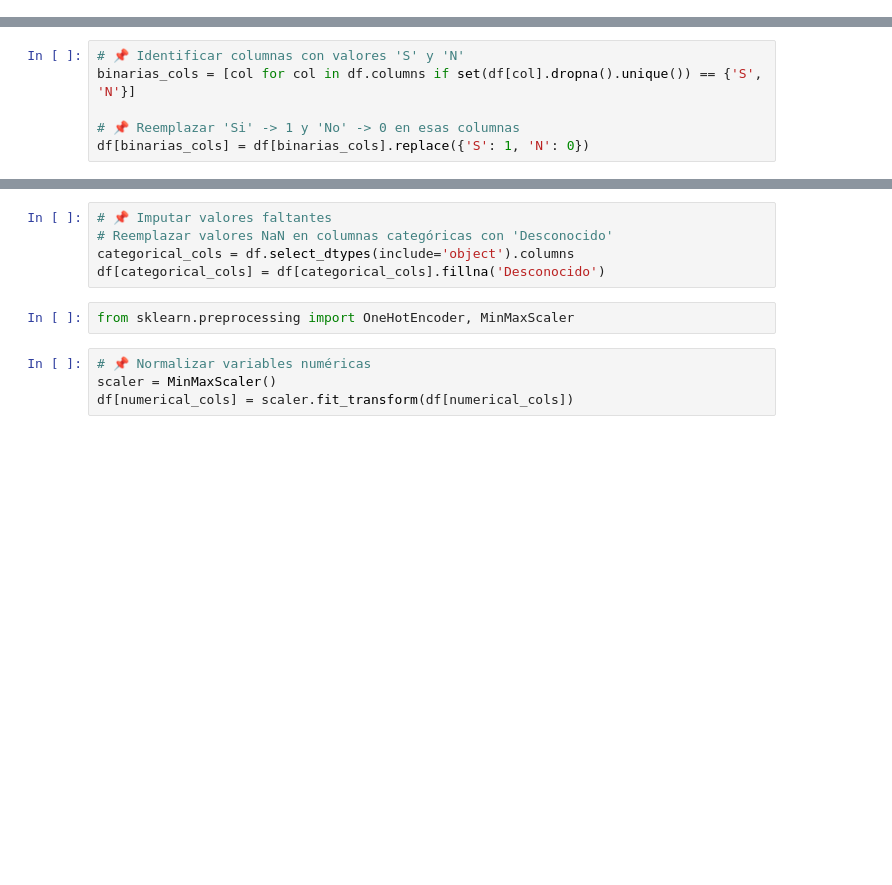
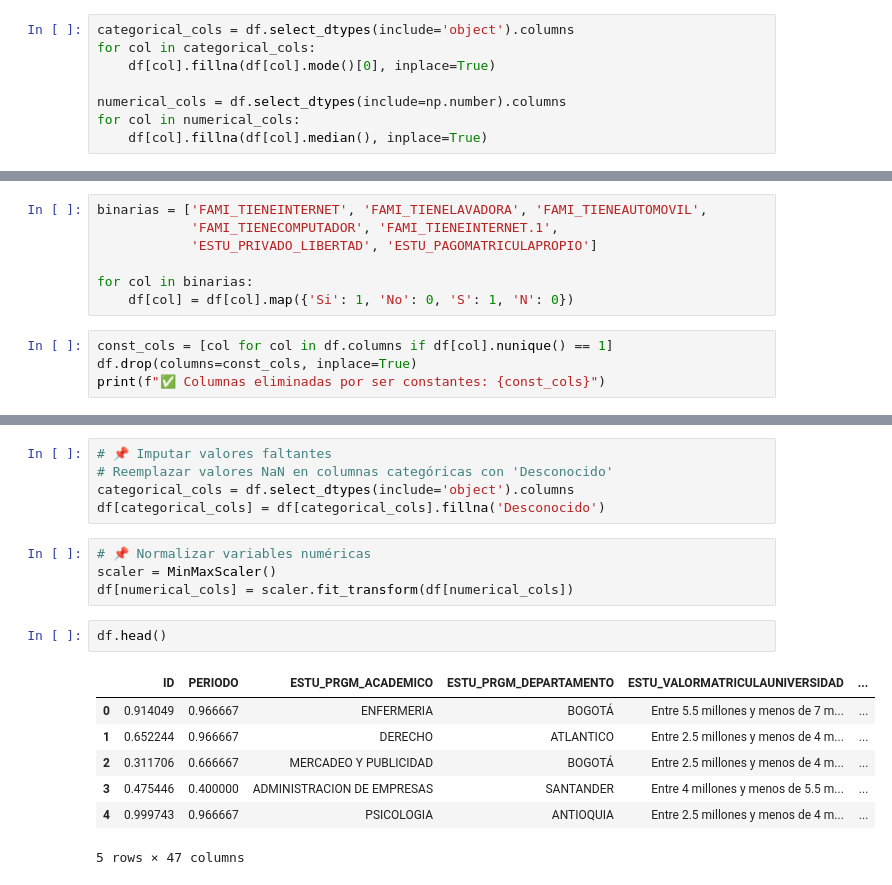
Before and after one commit to luisg318565/Intro_IA_UDEA, a Jupyter notebook: 02 - preprocesado.ipynb, the cells around one changed output, grey strips where cells are left out. Cells and saved outputs as stored; diff of their text form; blank space fills up the shorter version.

```diff
--- a/02 - preprocesado.ipynb
+++ b/02 - preprocesado.ipynb
@@ -211,0 +209,8 @@ df[binarias_cols] = df[binarias_cols].replace({'Si': 1, 'No': 0})
+# %%
+categorical_cols = df.select_dtypes(include='object').columns
+for col in categorical_cols:
+    df[col].fillna(df[col].mode()[0], inplace=True)
+
+numerical_cols = df.select_dtypes(include=np.number).columns
+for col in numerical_cols:
+    df[col].fillna(df[col].median(), inplace=True)
@@ -211,0 +235,11 @@ df[binarias_cols] = df[binarias_cols].replace({'Si': 1, 'No': 0})
+# %%
+binarias = ['FAMI_TIENEINTERNET', 'FAMI_TIENELAVADORA', 'FAMI_TIENEAUTOMOVIL',
+            'FAMI_TIENECOMPUTADOR', 'FAMI_TIENEINTERNET.1',
+            'ESTU_PRIVADO_LIBERTAD', 'ESTU_PAGOMATRICULAPROPIO']
+
+for col in binarias:
+    df[col] = df[col].map({'Si': 1, 'No': 0, 'S': 1, 'N': 0})
+# %%
+const_cols = [col for col in df.columns if df[col].nunique() == 1]
+df.drop(columns=const_cols, inplace=True)
+print(f"✅ Columnas eliminadas por ser constantes: {const_cols}")
@@ -219,12 +255,6 @@ df.head()
 | 3 | 470353 | 20195 | ADMINISTRACION DE EMPRESAS | SANTANDER | Entre 4 millones y menos de 5.5 m... | ... |
 | 4 | 989032 | 20212 | PSICOLOGIA | ANTIOQUIA | Entre 2.5 millones y menos de 4 m... | ... |
 5 rows × 21 columns
-# %%
-# 📌 Identificar columnas con valores 'S' y 'N'
-binarias_cols = [col for col in df.columns if set(df[col].dropna().unique()) == {'S', 'N'}]
-
-# 📌 Reemplazar 'Si' -> 1 y 'No' -> 0 en esas columnas
-df[binarias_cols] = df[binarias_cols].replace({'S': 1, 'N': 0})
 # %%
 df.head()
 # %% [output]
@@ -317,9 +342,17 @@ sns.heatmap(corrmat, vmax=.8, square=True);
 # Reemplazar valores NaN en columnas categóricas con 'Desconocido'
 categorical_cols = df.select_dtypes(include='object').columns
 df[categorical_cols] = df[categorical_cols].fillna('Desconocido')
-# %%
-from sklearn.preprocessing import OneHotEncoder, MinMaxScaler
 # %%
 # 📌 Normalizar variables numéricas
 scaler = MinMaxScaler()
 df[numerical_cols] = scaler.fit_transform(df[numerical_cols])
+# %%
+df.head()
+# %% [output]
+|  | ID | PERIODO | ESTU_PRGM_ACADEMICO | ESTU_PRGM_DEPARTAMENTO | ESTU_VALORMATRICULAUNIVERSIDAD | ... |
+| 0 | 0.914049 | 0.966667 | ENFERMERIA | BOGOTÁ | Entre 5.5 millones y menos de 7 m... | ... |
+| 1 | 0.652244 | 0.966667 | DERECHO | ATLANTICO | Entre 2.5 millones y menos de 4 m... | ... |
+| 2 | 0.311706 | 0.666667 | MERCADEO Y PUBLICIDAD | BOGOTÁ | Entre 2.5 millones y menos de 4 m... | ... |
+| 3 | 0.475446 | 0.400000 | ADMINISTRACION DE EMPRESAS | SANTANDER | Entre 4 millones y menos de 5.5 m... | ... |
+| 4 | 0.999743 | 0.966667 | PSICOLOGIA | ANTIOQUIA | Entre 2.5 millones y menos de 4 m... | ... |
+5 rows × 47 columns
```
Also changed, not shown: parts of 8 cells of this notebook, 1 other file.
